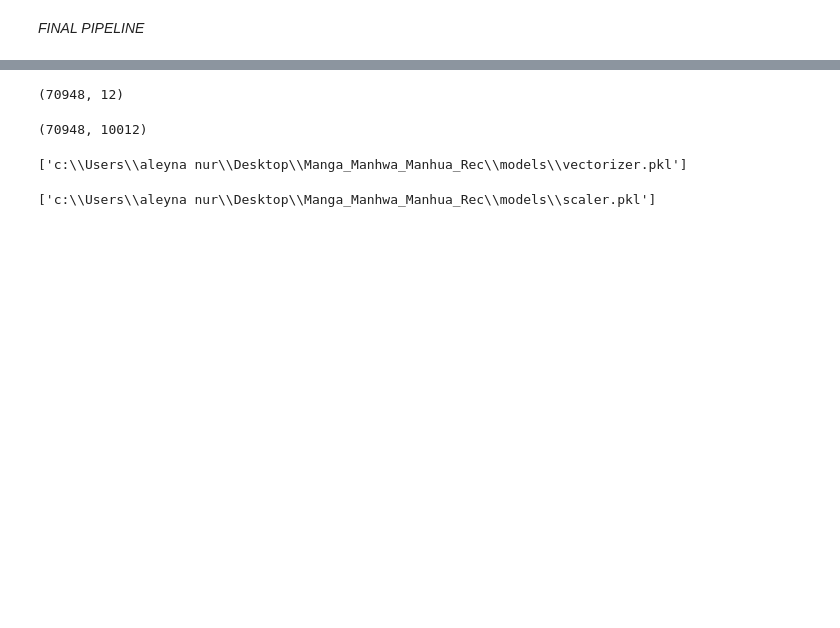
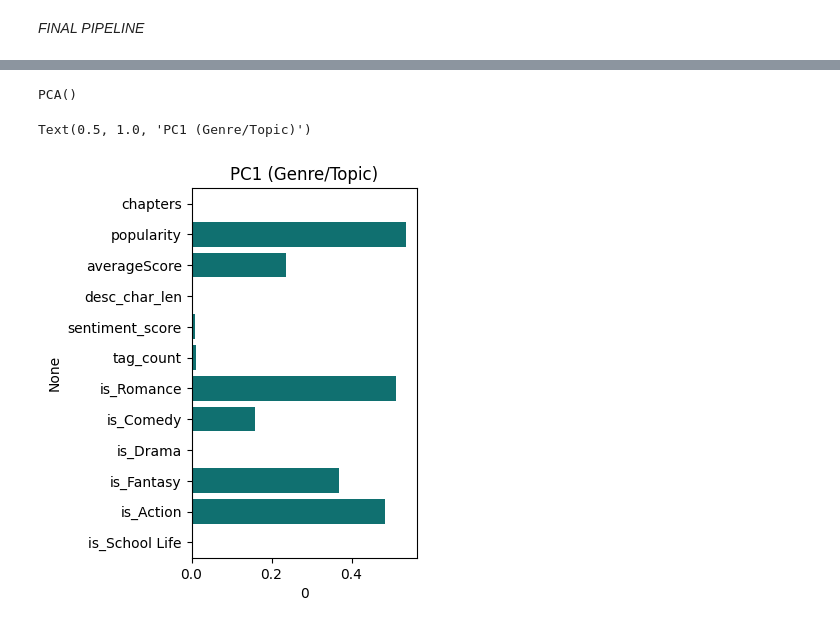
Before and after one commit to rslwnyx/Webtoon_Reccomendation, a Jupyter notebook: notebooks/pipeline.ipynb, the cells around one changed output, grey strips where cells are left out. Saved outputs shown, nothing was run; the diff lists cells and outputs as text; code cells hidden in the pictures; blank space fills up the shorter version.

```diff
--- a/notebooks/pipeline.ipynb
+++ b/notebooks/pipeline.ipynb
@@ -50,19 +86,23 @@ scaler = MinMaxScaler()
 # %%
-num_matrix = scaler.fit_transform(df[numerical_features])
-num_matrix.shape
+genre_cols = [c for c in df_model.columns if 'is_' in c]
+for col in genre_cols:
+    df_model[col] = df_model[col] * 2.0
-# %% [output]
-(70948, 12)
+# %%
+quality_cols = ['popularity', 'averageScore']
+for col in quality_cols:
+    df_model[col] = df_model[col] * 5.0
 # %%
-final_matrix = hstack([tfidf_matrix, num_matrix])
-final_matrix.shape
+pca = PCA(n_components=None)
+pca.fit(df_model)
 # %% [output]
-(70948, 10012)
+PCA()
 # %%
-joblib.dump(final_matrix, VECTORIZER_PATH)
+feature_names = df_model.columns
+pca_components = pd.DataFrame(pca.components_, columns=feature_names)
-# %% [output]
-['c:\\Users\\aleyna nur\\Desktop\\Manga_Manhwa_Manhua_Rec\\models\\vectorizer.pkl']
 # %%
-joblib.dump(vectorizer, VECTORIZER_PATH)
-joblib.dump(scaler, SCALER_PATH)
+plt.subplot(1, 2, 1)
+sns.barplot(x=pca_components.iloc[0].abs(), y=feature_names, color='teal')
+plt.title("PC1 (Genre/Topic)")
 # %% [output]
-['c:\\Users\\aleyna nur\\Desktop\\Manga_Manhwa_Manhua_Rec\\models\\scaler.pkl']
+Text(0.5, 1.0, 'PC1 (Genre/Topic)')
+[figure, added]
```
Also changed, not shown: parts of 18 cells of this notebook, 9 other files.
